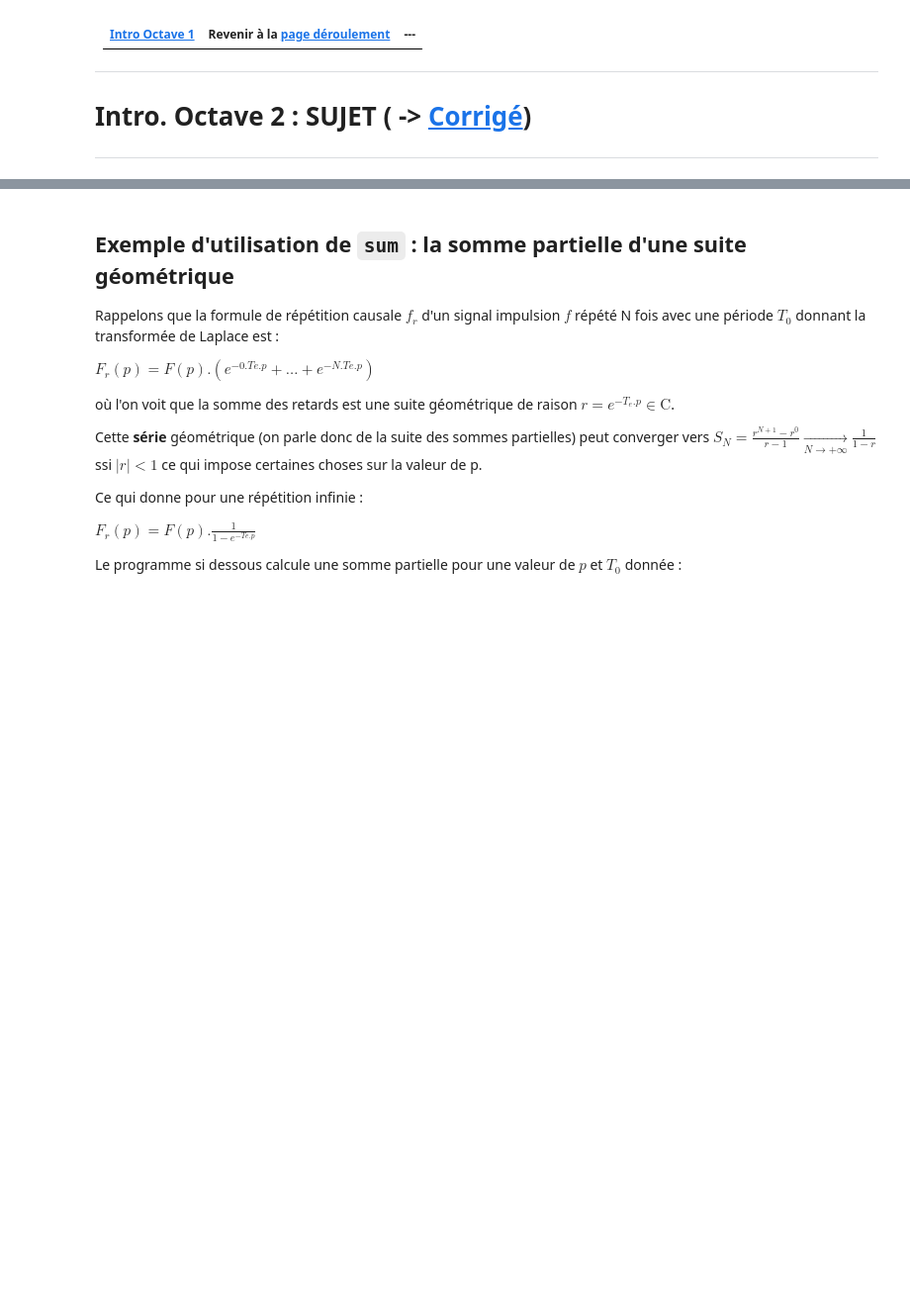
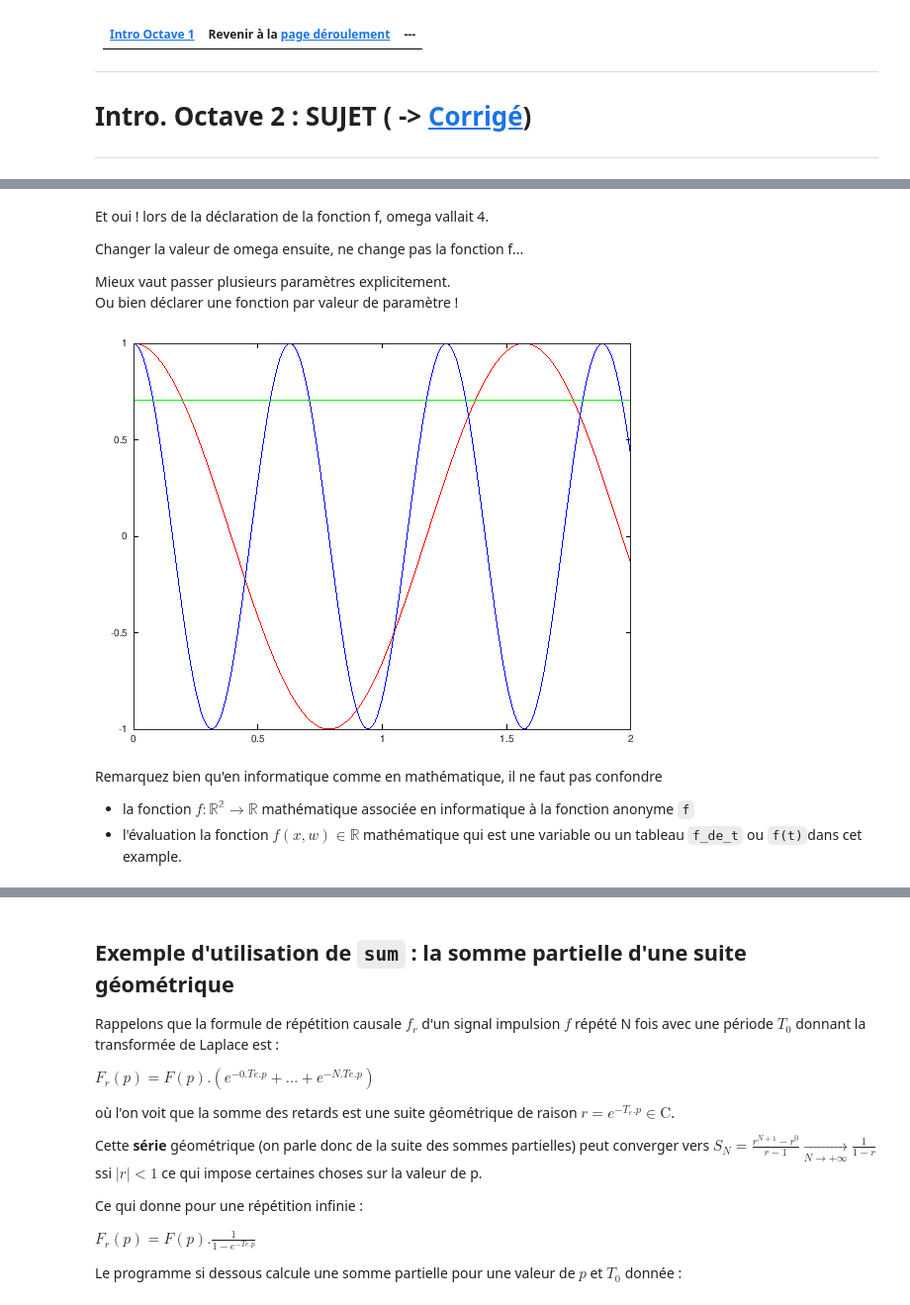
Before and after one commit to balaise31/Signal, a Jupyter notebook: continu/td/notebooks/intro_octave_2.ipynb, the cells around one changed output, grey strips where cells are left out. Shown at 99% size. Cells and saved outputs as stored; diff of their text form; code cells hidden in the pictures; blank space fills up the shorter version.

```diff
--- a/continu/td/notebooks/intro_octave_2.ipynb
+++ b/continu/td/notebooks/intro_octave_2.ipynb
@@ -48,0 +303,27 @@ plot(t,gauche.*droite);
+# %% [markdown]
+Et oui ! lors de la déclaration de la fonction f, omega vallait 4.
+
+Changer la valeur de omega ensuite, ne change pas la fonction f...
+
+Mieux vaut passer plusieurs paramètres explicitement.
+Ou bien  déclarer une fonction par valeur de paramètre !
+# %%
+f = @(x,w) exp(i*w*x) ;
+omega = 4;
+f_de_t = f(x=t, w=omega);    % passage explicite des params
+plot(t,f_de_t,'r');
+
+hold on;
+omega = 10;
+plot(t,f(t,omega),'b');         % passage implicite par ordre
+
+% Déclarons la fonction pour omega =0
+% C'est donc la fonction constante
+constante = @(x) f(x=x,w=0); % vectorisée si f(x,w) vectorisée
+plot(t,sqrt(2)/2*constante(t),'g')
+# %% [output]
+[figure, added]
+# %% [markdown]
+Remarquez bien qu'en informatique comme en mathématique, il ne faut pas confondre
+  - la fonction $f:\mathbb{R^2}\to \mathbb{R}$ mathématique associée en informatique à la fonction anonyme `f`
+  - l'évaluation la fonction $f(x,w)\in\mathbb{R}$ mathématique qui est une variable ou un tableau `f_de_t` ou `f(t)`dans cet example.
```
Also changed, not shown: parts of 37 cells of this notebook, 11 other files.
